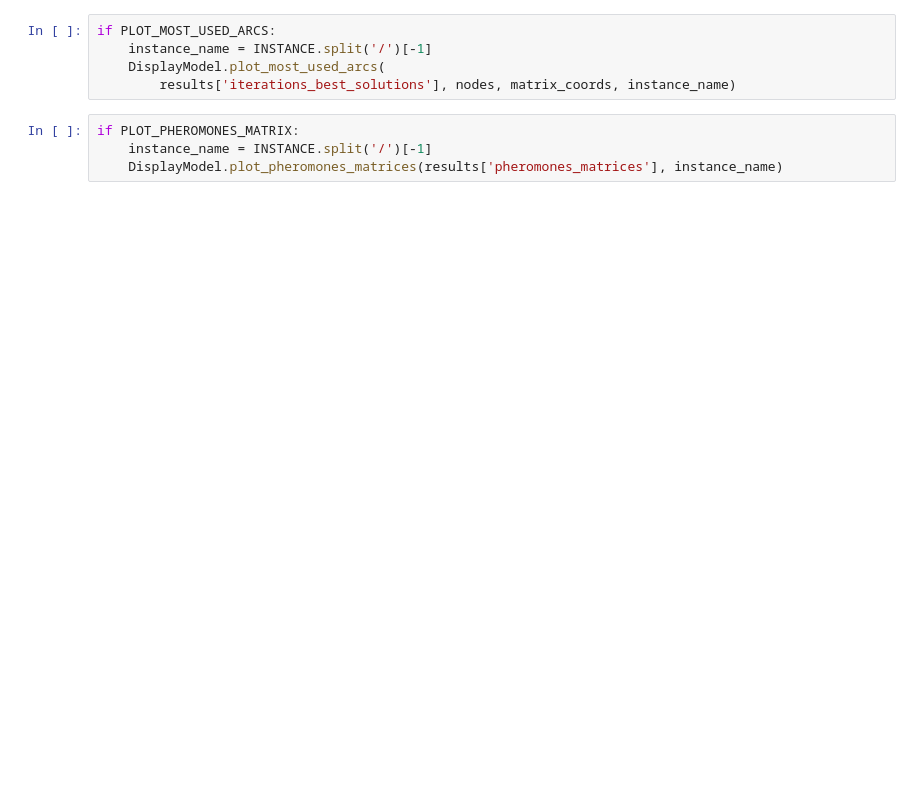
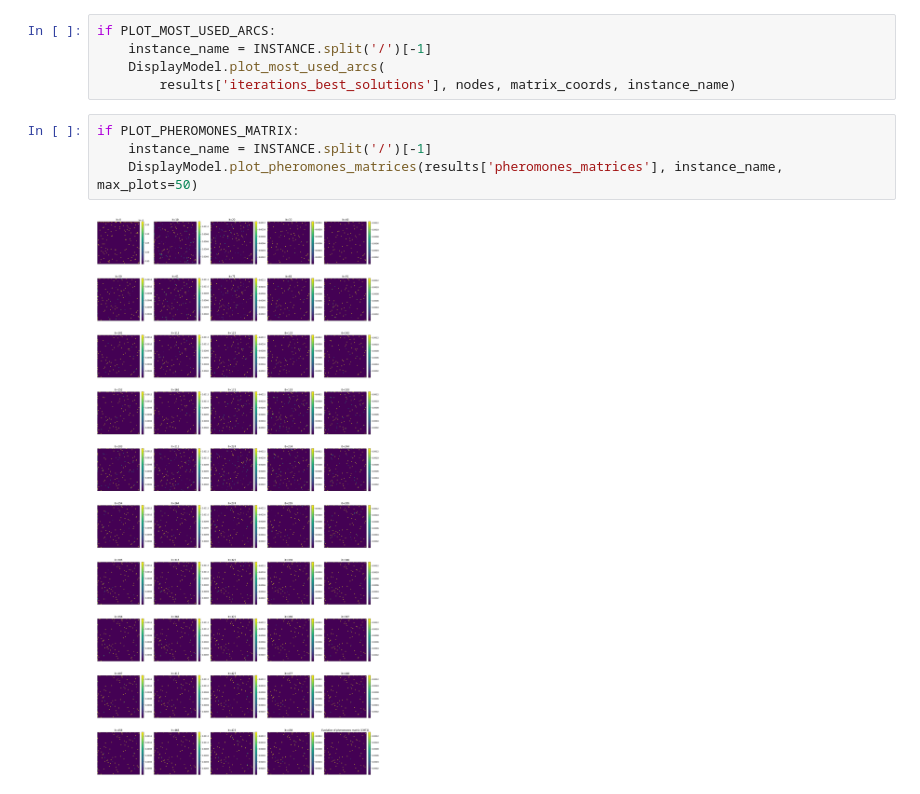
Before and after one commit to nicosnow-cl/improved-bwacs, a Jupyter notebook: examples/jupyter/main_bwas_clustered.ipynb, the cells around one changed output. Cells and saved outputs as stored; diff of their text form; blank space fills up the shorter version.

```diff
--- a/examples/jupyter/main_bwas_clustered.ipynb
+++ b/examples/jupyter/main_bwas_clustered.ipynb
@@ -232,4 +238,6 @@ if PLOT_MOST_USED_ARCS:
 # %%
 if PLOT_PHEROMONES_MATRIX:
     instance_name = INSTANCE.split('/')[-1]
-    DisplayModel.plot_pheromones_matrices(results['pheromones_matrices'], instance_name)
+    DisplayModel.plot_pheromones_matrices(results['pheromones_matrices'], instance_name, max_plots=50)
+# %% [output]
+[figure, added]
```
Also changed, not shown: parts of 4 cells of this notebook, 4 other files.
